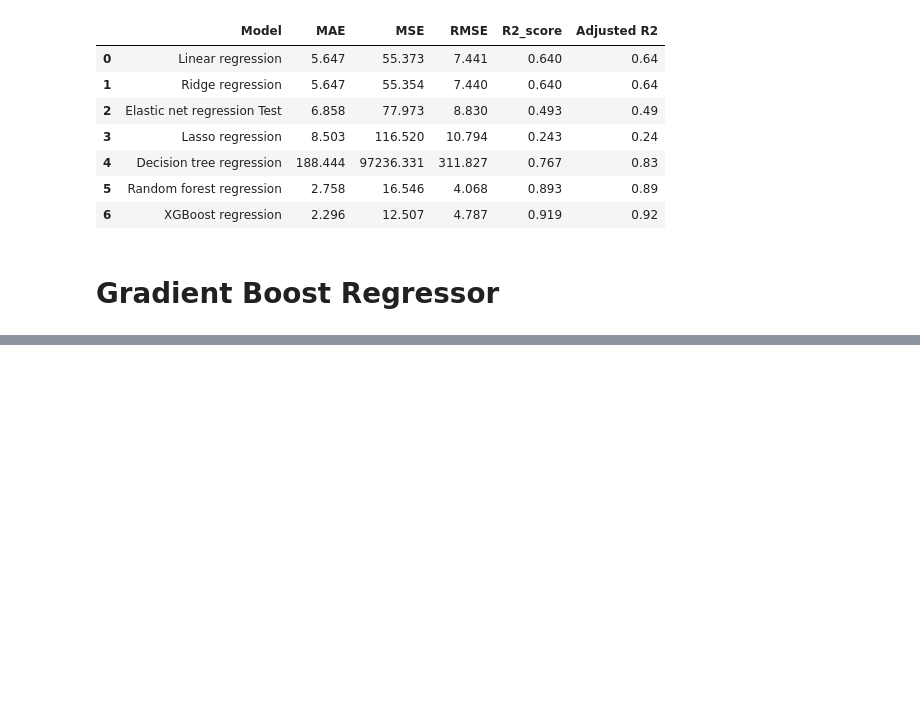
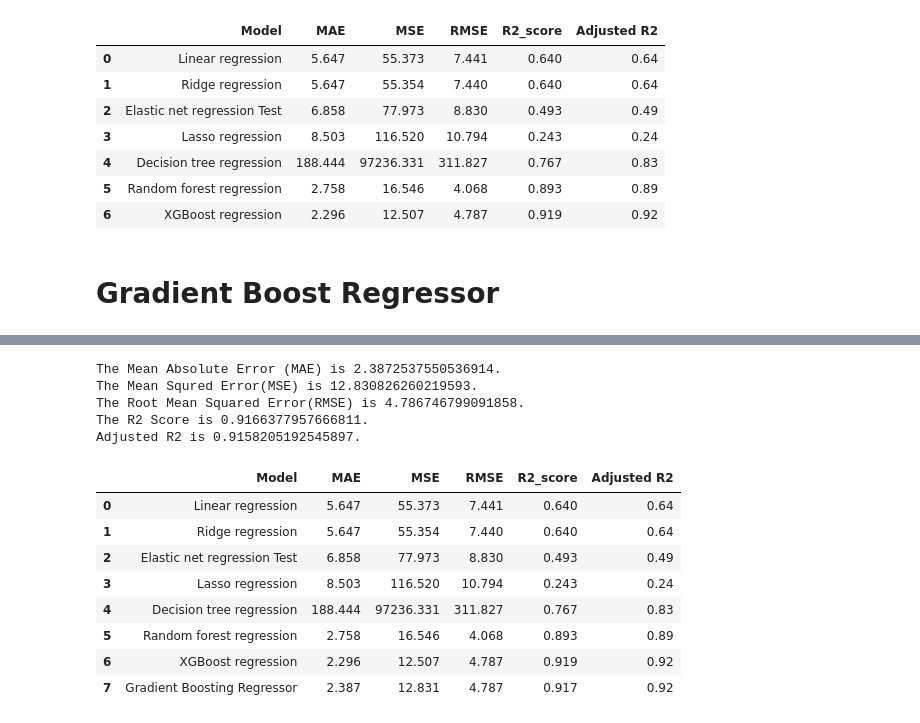
Before and after one commit to Dshivank/Seoul-Bike-Sharing-Demand-Prediction, a Jupyter notebook: Bike_Sharing_Demand_Prediction_using_ML_Capstone_Project_II.ipynb, the cells around one changed output, grey strips where cells are left out. Cells and saved outputs as stored; diff of their text form; code cells hidden in the pictures; blank space fills up the shorter version.

```diff
--- a/Bike_Sharing_Demand_Prediction_using_ML_Capstone_Project_II.ipynb
+++ b/Bike_Sharing_Demand_Prediction_using_ML_Capstone_Project_II.ipynb
@@ -1206,0 +1279,42 @@ test_df
+# %%
+# Evaluation metrics for TEST data
+
+MSE_gbr = mean_squared_error(y_test, y_pred_test_gb)
+MAE_gbr = mean_absolute_error(y_test, y_pred_test_gb)
+RMSE_gbr =np.sqrt(MSE_d)
+r2_gbr = r2_score((y_test), (y_pred_test_gb))
+Adjusted_R2_gbr =(1-(1-r2_score((y_test), (y_pred_test_gb)))*((X_test.shape[0]-1)/(X_test.shape[0]-X_test.shape[1]-1)) )
+# %%
+
+print(f"The Mean Absolute Error (MAE) is {MAE_gbr}.")
+print(f"The Mean Squred Error(MSE) is {MSE_gbr}.")
+print(f"The Root Mean Squared Error(RMSE) is {RMSE_gbr}.")
+print(f"The R2 Score is {r2_gbr}.")
+print(f"Adjusted R2 is {Adjusted_R2_gbr}." )
+# %% [output]
+The Mean Absolute Error (MAE) is 2.3872537550536914.
+The Mean Squred Error(MSE) is 12.830826260219593.
+The Root Mean Squared Error(RMSE) is 4.786746799091858.
+The R2 Score is 0.9166377957666811.
+Adjusted R2 is 0.9158205192545897.
+# %%
+# storing the test matrics in the test evaluation dataframe
+dict2={'Model':'Gradient Boosting Regressor',
+       'MAE':round((MAE_gbr),3),
+       'MSE':round((MSE_gbr),3),
+       'RMSE':round((RMSE_gbr),3),
+       'R2_score':round((r2_gbr),3),
+       'Adjusted R2':round((Adjusted_R2_gbr),2)
+      }
+test_df=test_df.append(dict2,ignore_index=True)
+test_df
+# %% [output]
+|  | Model | MAE | MSE | RMSE | R2_score | Adjusted R2 |
+| 0 | Linear regression | 5.647 | 55.373 | 7.441 | 0.640 | 0.64 |
+| 1 | Ridge regression | 5.647 | 55.354 | 7.440 | 0.640 | 0.64 |
+| 2 | Elastic net regression Test | 6.858 | 77.973 | 8.830 | 0.493 | 0.49 |
+| 3 | Lasso regression | 8.503 | 116.520 | 10.794 | 0.243 | 0.24 |
+| 4 | Decision tree regression | 188.444 | 97236.331 | 311.827 | 0.767 | 0.83 |
+| 5 | Random forest regression | 2.758 | 16.546 | 4.068 | 0.893 | 0.89 |
+| 6 | XGBoost regression | 2.296 | 12.507 | 4.787 | 0.919 | 0.92 |
+| 7 | Gradient Boosting Regressor | 2.387 | 12.831 | 4.787 | 0.917 | 0.92 |
```
Also changed, not shown: parts of 9 cells of this notebook.
